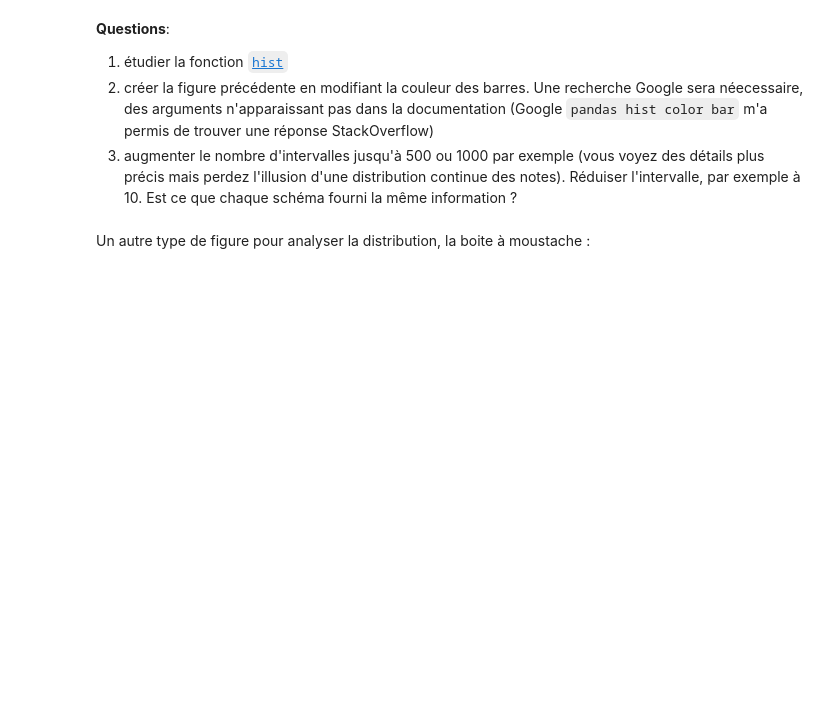
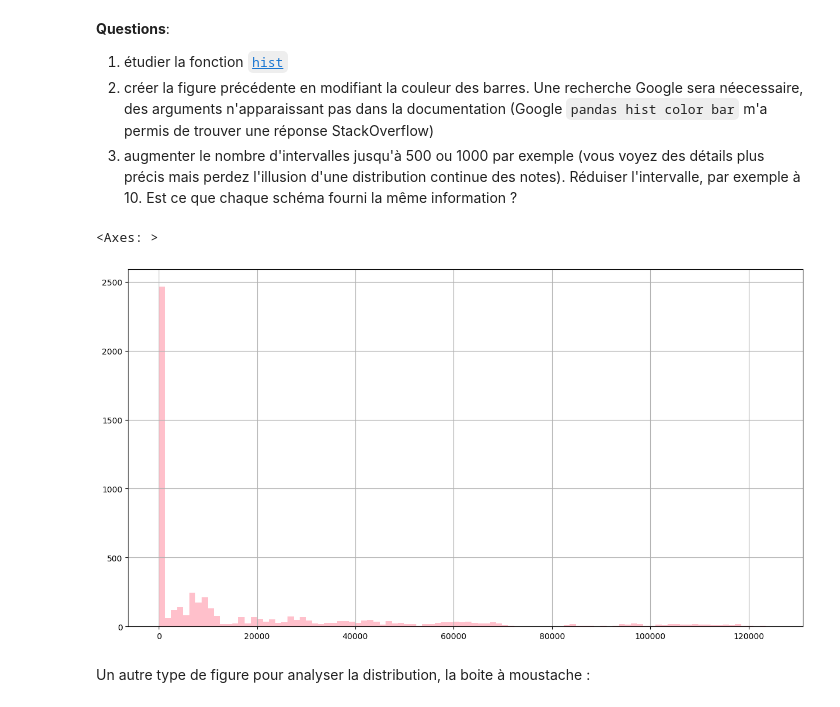
Before and after one commit to Meety004/PT_INFO, a Jupyter notebook: peip-trader-main/04 - VisuStats.ipynb, the cells around one changed output. Drawn from its saved outputs; the diff is of its cells as text; code cells hidden in the pictures; blank space fills up the shorter version.

```diff
--- a/peip-trader-main/04 - VisuStats.ipynb
+++ b/peip-trader-main/04 - VisuStats.ipynb
@@ -64,3 +85,11 @@ btc.loc[:, "Close"].hist(bins=10)
+# %%
+btc.loc[:, "Close"].hist(bins=100, color='pink')
+
+# Intervalles grandes -> plus de détails mais pas continu
+# Intervalles petites -> continuité garantie mais beaucoup moins précis car beuacoup d'informations sont mises au même endroit.
+# %% [output]
+<Axes: >
+[figure, added]
 # %% [markdown]
 Un autre type de figure pour analyser la distribution, la boite à moustache :
 # %%
```
Also changed, not shown: parts of 13 cells of this notebook.
